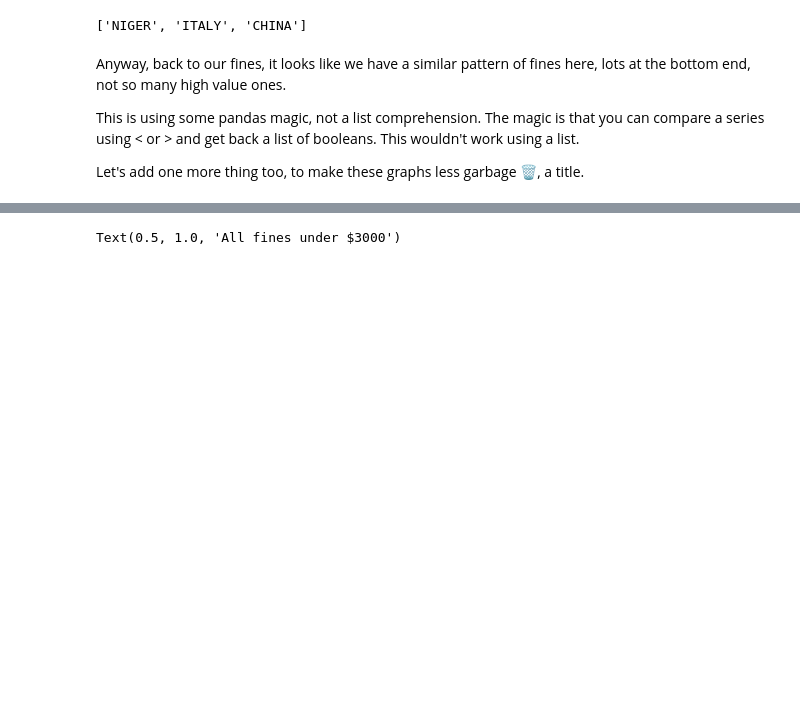
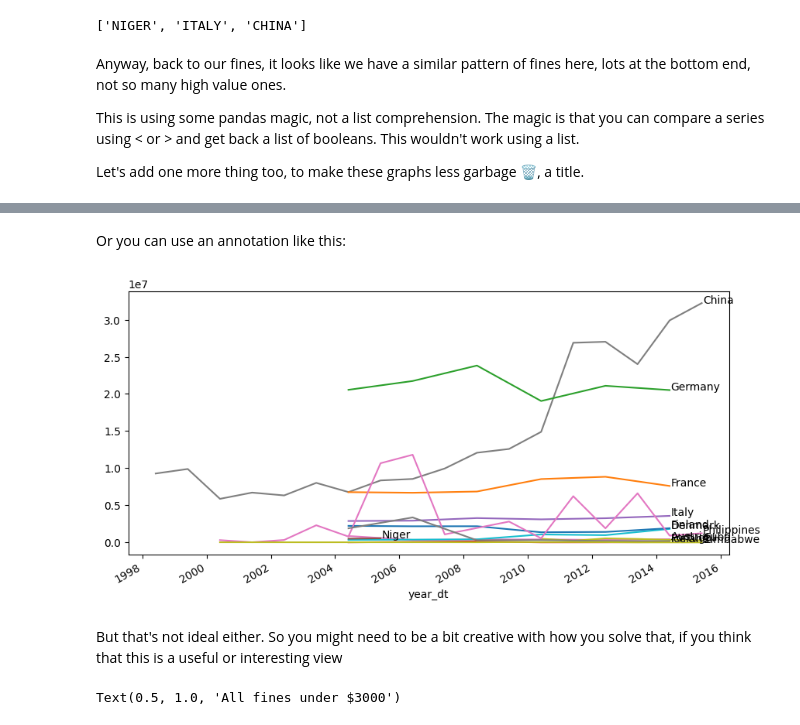
Before and after one commit to ZHONGHOIHUNG/data2, a Jupyter notebook: data_introduction/basic_pandas.ipynb, the cells around one changed output, grey strips where cells are left out. Drawn from its saved outputs; the diff is of its cells as text; code cells hidden in the pictures; blank space fills up the shorter version.

```diff
--- a/data_introduction/basic_pandas.ipynb
+++ b/data_introduction/basic_pandas.ipynb
@@ -293,3 +345,21 @@ for country, df in penalty_data.groupby("Country or Area"):
+# %% [markdown]
+Or you can use an annotation like this:
+# %%
+fig, ax = plt.subplots()
+for country, df in penalty_data.set_index("year_dt").groupby("Country or Area"):
+    df.Value.plot()
+    try:
+        ax.annotate(
+            country,
+            xy=(df.index.max(), df.Value[pd.Series(df.index).idxmax()]),
+            xytext=(1, 0), textcoords='offset points',
+        )
+    except:
+        pass
+# %% [output]
+[figure, added]
+# %% [markdown]
+But that's not ideal either. So you might need to be a bit creative with how you solve that, if you think that this is a useful or interesting view
 # %%
 upper_bound = 3000
 penalty_data.Value[penalty_data.Value < upper_bound].hist()
```
Also changed, not shown: parts of 13 cells of this notebook.
